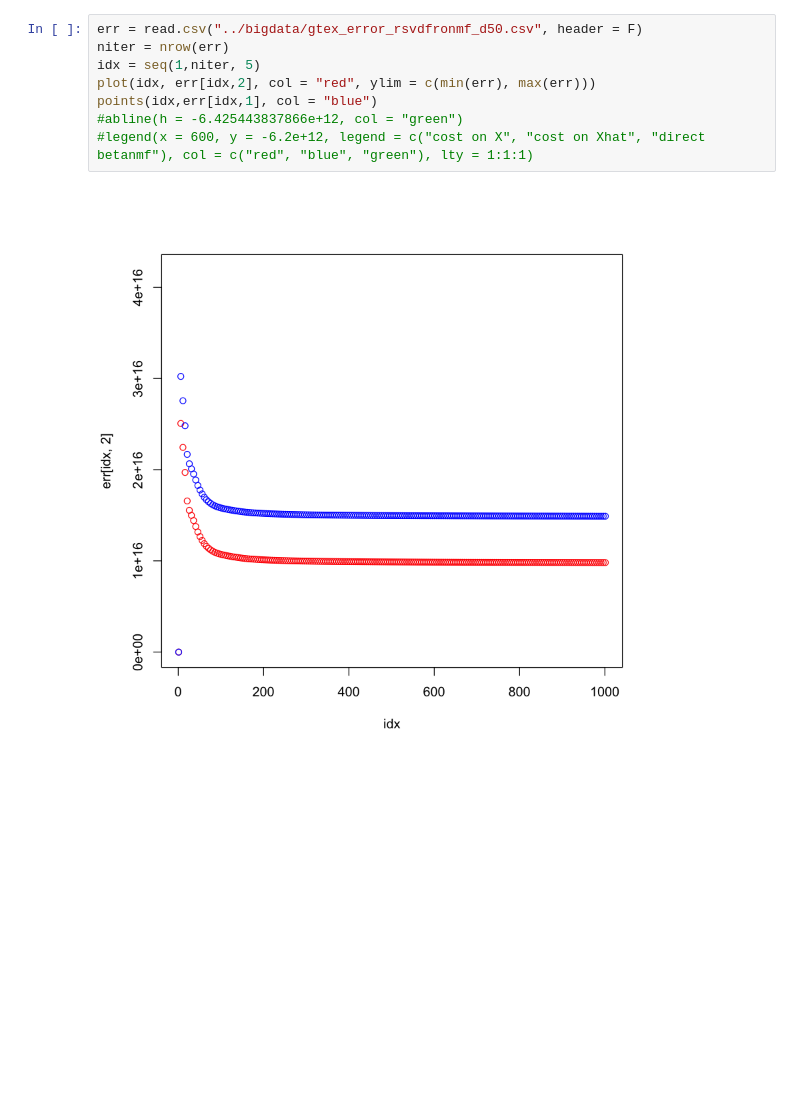
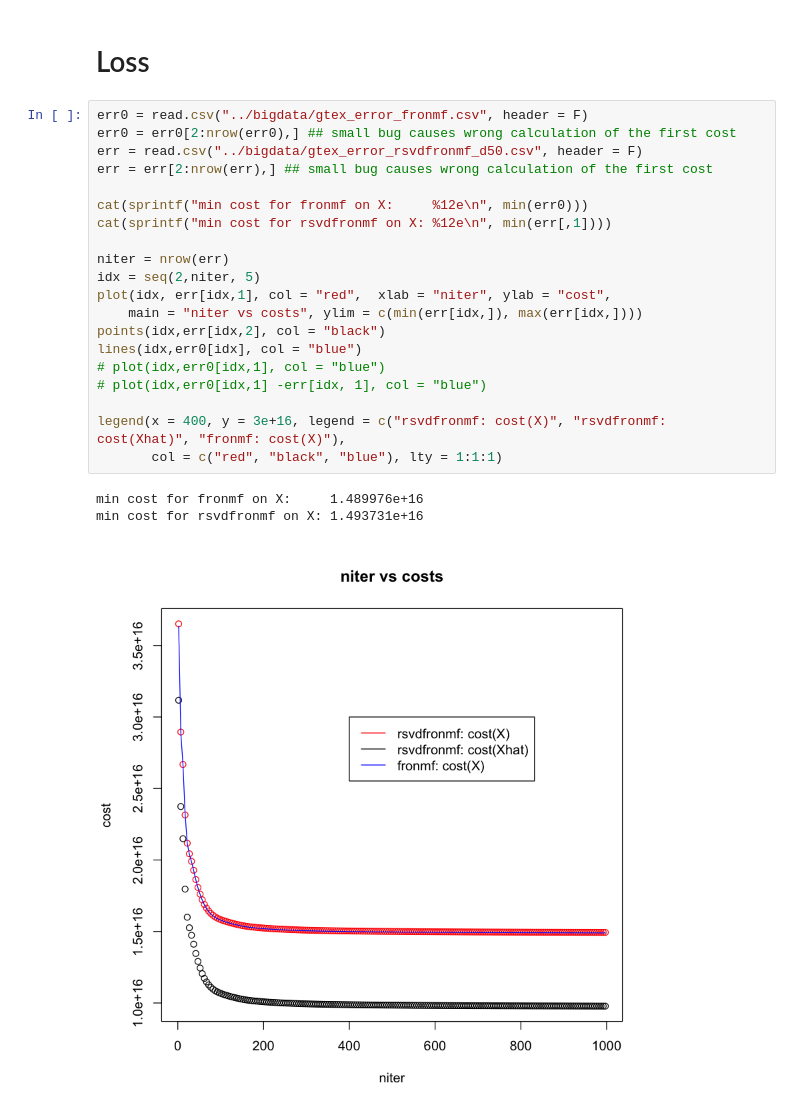
Before and after one commit to zihao12/lowrank-nmf, a Jupyter notebook: analysis/Experiment_rsvd_fronmf_gtex.ipynb, the cells around one changed output. Drawn from its saved outputs; the diff is of its cells as text; blank space fills up the shorter version.

```diff
--- a/analysis/Experiment_rsvd_fronmf_gtex.ipynb
+++ b/analysis/Experiment_rsvd_fronmf_gtex.ipynb
@@ -8,10 +20,26 @@
-# %%
-err = read.csv("../bigdata/gtex_error_rsvdfronmf_d50.csv", header = F)
-niter = nrow(err)
-idx = seq(1,niter, 5)
-plot(idx, err[idx,2], col = "red", ylim = c(min(err), max(err)))
-points(idx,err[idx,1], col = "blue")
-#abline(h = -6.425443837866e+12, col = "green")
-#legend(x = 600, y = -6.2e+12, legend = c("cost on X", "cost on Xhat", "direct betanmf"), col = c("red", "blue", "green"), lty = 1:1:1)
-# %% [output]
-[figure, removed]
+# %% [markdown]
+# Loss
+# %%
+err0 = read.csv("../bigdata/gtex_error_fronmf.csv", header = F)
+err0 = err0[2:nrow(err0),] ## small bug causes wrong calculation of the first cost
+err = read.csv("../bigdata/gtex_error_rsvdfronmf_d50.csv", header = F)
+err = err[2:nrow(err),] ## small bug causes wrong calculation of the first cost
+
+cat(sprintf("min cost for fronmf on X:     %12e\n", min(err0)))
+cat(sprintf("min cost for rsvdfronmf on X: %12e\n", min(err[,1])))
+
+niter = nrow(err)
+idx = seq(2,niter, 5)
+plot(idx, err[idx,1], col = "red",  xlab = "niter", ylab = "cost",
+    main = "niter vs costs", ylim = c(min(err[idx,]), max(err[idx,])))
+points(idx,err[idx,2], col = "black")
+lines(idx,err0[idx], col = "blue")
+# plot(idx,err0[idx,1], col = "blue")
+# plot(idx,err0[idx,1] -err[idx, 1], col = "blue")
+
+legend(x = 400, y = 3e+16, legend = c("rsvdfronmf: cost(X)", "rsvdfronmf: cost(Xhat)", "fronmf: cost(X)"),
+       col = c("red", "black", "blue"), lty = 1:1:1)
+# %% [output]
+min cost for fronmf on X:     1.489976e+16
+min cost for rsvdfronmf on X: 1.493731e+16
+[figure, added]
```
Also changed, not shown: parts of 6 cells of this notebook, 3 other files.
